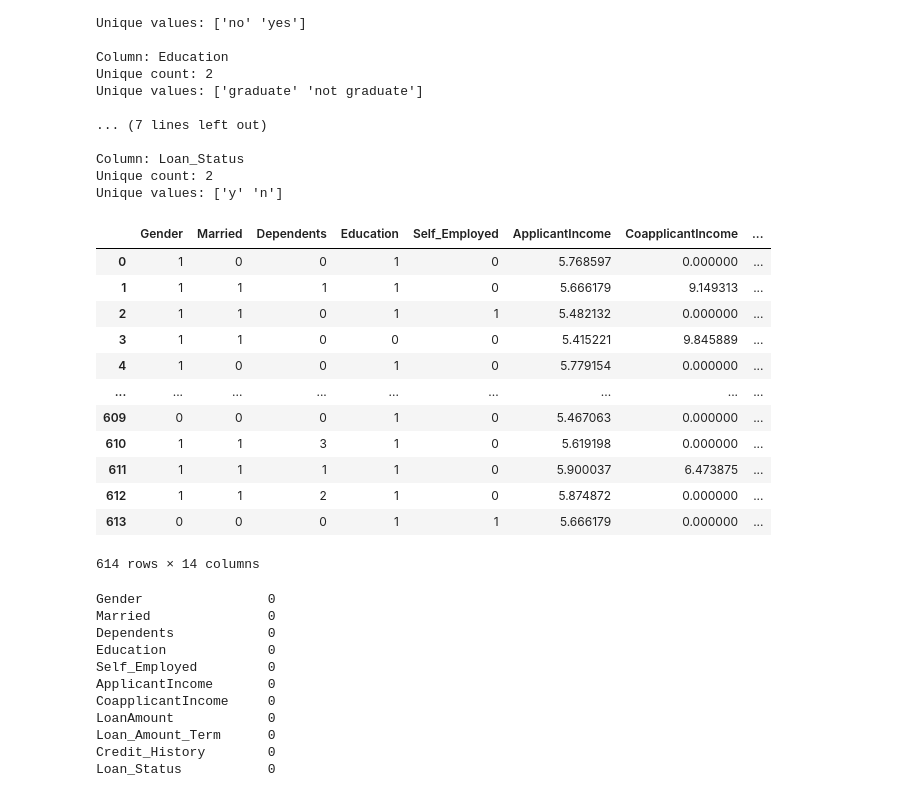
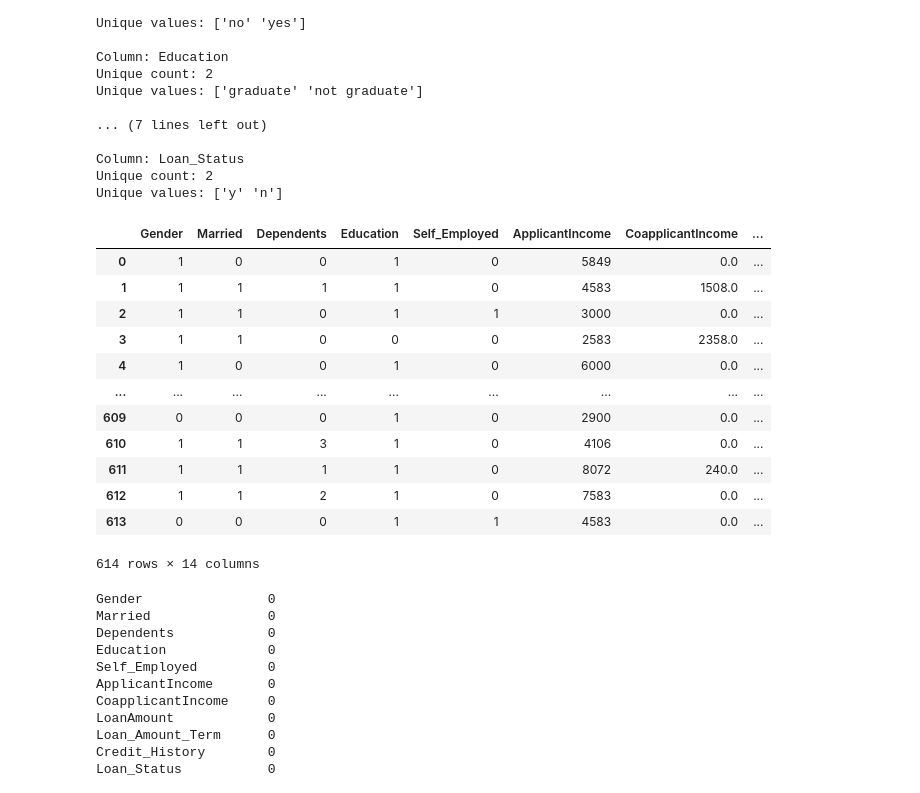
Before and after one commit to cheryvmak/my_tasks, a Jupyter notebook: Week_11/Day_5/Ml_pipeline/task2.ipynb, the cells around one changed output. Saved outputs shown, nothing was run; the diff lists cells and outputs as text; code cells hidden in the pictures.

```diff
--- a/Week_11/Day_5/Ml_pipeline/task2.ipynb
+++ b/Week_11/Day_5/Ml_pipeline/task2.ipynb
@@ -802,28 +787,28 @@ Unique count: 2
 Unique values: ['y' 'n']
 # %%
 # Label encoding based on logical binary mapping
-df1_transformed['Gender'] = df1_transformed['Gender'].map({'male': 1, 'female': 0})
-df1_transformed['Married'] = df1_transformed['Married'].map({'yes': 1, 'no': 0})
-df1_transformed['Education'] = df1_transformed['Education'].map({'graduate': 1, 'not graduate': 0})
-df1_transformed['Self_Employed'] = df1_transformed['Self_Employed'].map({'yes': 1, 'no': 0})
-df1_transformed['Loan_Status'] = df1_transformed['Loan_Status'].map({'y': 1, 'n': 0})
+df1_cleaned['Gender'] = df1_cleaned['Gender'].map({'male': 1, 'female': 0})
+df1_cleaned['Married'] = df1_cleaned['Married'].map({'yes': 1, 'no': 0})
+df1_cleaned['Education'] = df1_cleaned['Education'].map({'graduate': 1, 'not graduate': 0})
+df1_cleaned['Self_Employed'] = df1_cleaned['Self_Employed'].map({'yes': 1, 'no': 0})
+df1_cleaned['Loan_Status'] = df1_cleaned['Loan_Status'].map({'y': 1, 'n': 0})
 
 # One-hot encode Property_Area
-df1_transformed = pd.get_dummies(df1_transformed, columns=['Property_Area'], prefix='Property', drop_first=False, dtype=int)
+df1_cleaned = pd.get_dummies(df1_cleaned, columns=['Property_Area'], prefix='Property', drop_first=False, dtype=int)
 
-df1_transformed
+df1_cleaned
 # %% [output]
 |  | Gender | Married | Dependents | Education | Self_Employed | ApplicantIncome | CoapplicantIncome | ... |
-| 0 | 1 | 0 | 0 | 1 | 0 | 5.768597 | 0.000000 | ... |
-| 1 | 1 | 1 | 1 | 1 | 0 | 5.666179 | 9.149313 | ... |
-| 2 | 1 | 1 | 0 | 1 | 1 | 5.482132 | 0.000000 | ... |
-| 3 | 1 | 1 | 0 | 0 | 0 | 5.415221 | 9.845889 | ... |
-| 4 | 1 | 0 | 0 | 1 | 0 | 5.779154 | 0.000000 | ... |
+| 0 | 1 | 0 | 0 | 1 | 0 | 5849 | 0.0 | ... |
+| 1 | 1 | 1 | 1 | 1 | 0 | 4583 | 1508.0 | ... |
+| 2 | 1 | 1 | 0 | 1 | 1 | 3000 | 0.0 | ... |
+| 3 | 1 | 1 | 0 | 0 | 0 | 2583 | 2358.0 | ... |
+| 4 | 1 | 0 | 0 | 1 | 0 | 6000 | 0.0 | ... |
 | ... | ... | ... | ... | ... | ... | ... | ... | ... |
-| 609 | 0 | 0 | 0 | 1 | 0 | 5.467063 | 0.000000 | ... |
-| 610 | 1 | 1 | 3 | 1 | 0 | 5.619198 | 0.000000 | ... |
-| 611 | 1 | 1 | 1 | 1 | 0 | 5.900037 | 6.473875 | ... |
-| 612 | 1 | 1 | 2 | 1 | 0 | 5.874872 | 0.000000 | ... |
-| 613 | 0 | 0 | 0 | 1 | 1 | 5.666179 | 0.000000 | ... |
+| 609 | 0 | 0 | 0 | 1 | 0 | 2900 | 0.0 | ... |
+| 610 | 1 | 1 | 3 | 1 | 0 | 4106 | 0.0 | ... |
+| 611 | 1 | 1 | 1 | 1 | 0 | 8072 | 240.0 | ... |
+| 612 | 1 | 1 | 2 | 1 | 0 | 7583 | 0.0 | ... |
+| 613 | 0 | 0 | 0 | 1 | 1 | 4583 | 0.0 | ... |
 614 rows × 14 columns
 # %%
```
Also changed, not shown: parts of 25 cells of this notebook.
